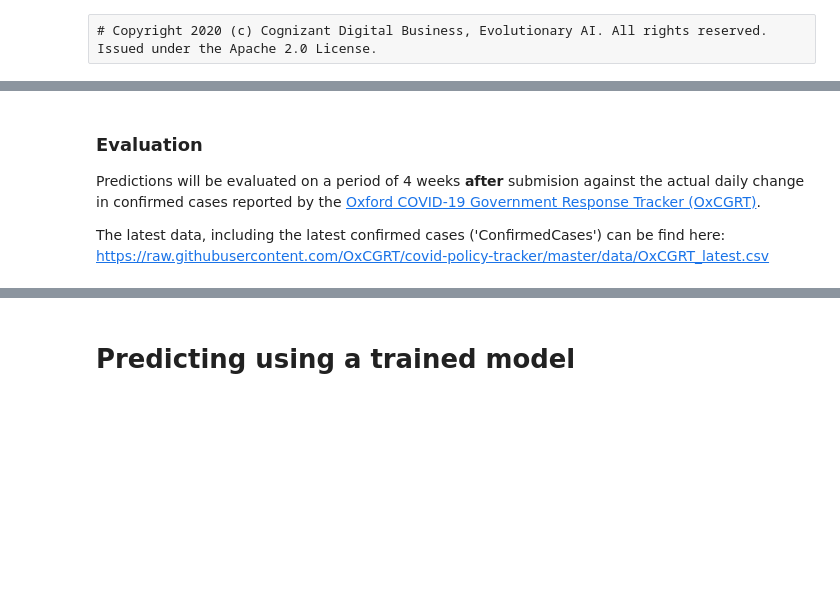
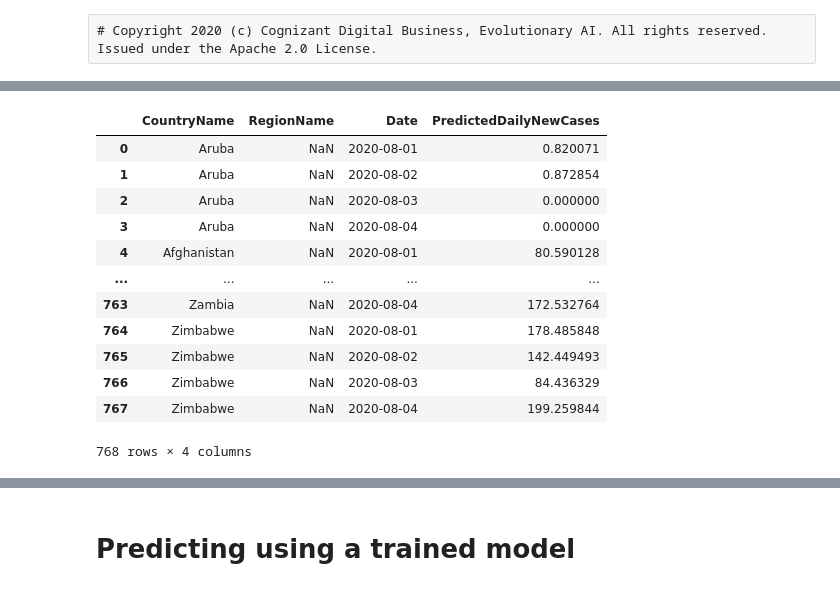
Before and after one commit to cognizant-ai-labs/covid-xprize, a Jupyter notebook: AlphanumericsTeam/predictors/lstm/Example-LSTM-Predictor.ipynb, the cells around one changed output, grey strips where cells are left out. Cells and saved outputs as stored; diff of their text form; code cells hidden in the pictures; blank space fills up the shorter version.

```diff
--- a/AlphanumericsTeam/predictors/lstm/Example-LSTM-Predictor.ipynb
+++ b/AlphanumericsTeam/predictors/lstm/Example-LSTM-Predictor.ipynb
@@ -49,2 +46,19 @@ For each row that was provided in input, i.e. for each country, region and day,
 # %%
-EXAMPLE_OUTPUT_FILE = "../../../../2020-08-01_2020-08-04_predictions_example.csv"
+EXAMPLE_OUTPUT_FILE = os.path.join(REPO_ROOT, "2020-08-01_2020-08-04_predictions_example.csv")
+prediction_output_df = pd.read_csv(EXAMPLE_OUTPUT_FILE,
+                                   parse_dates=['Date'],
+                                   encoding="ISO-8859-1")
+# %% [output]
+|  | CountryName | RegionName | Date | PredictedDailyNewCases |
+| 0 | Aruba | NaN | 2020-08-01 | 0.820071 |
+| 1 | Aruba | NaN | 2020-08-02 | 0.872854 |
+| 2 | Aruba | NaN | 2020-08-03 | 0.000000 |
+| 3 | Aruba | NaN | 2020-08-04 | 0.000000 |
+| 4 | Afghanistan | NaN | 2020-08-01 | 80.590128 |
+| ... | ... | ... | ... | ... |
+| 763 | Zambia | NaN | 2020-08-04 | 172.532764 |
+| 764 | Zimbabwe | NaN | 2020-08-01 | 178.485848 |
+| 765 | Zimbabwe | NaN | 2020-08-02 | 142.449493 |
+| 766 | Zimbabwe | NaN | 2020-08-03 | 84.436329 |
+| 767 | Zimbabwe | NaN | 2020-08-04 | 199.259844 |
+768 rows × 4 columns
@@ -57,8 +65,3 @@ prediction_output_df.head()
-# %% [markdown]
-### Evaluation
-Predictions will be evaluated on a period of 4 weeks **after** submision against the actual daily change in confirmed cases reported by the [Oxford COVID-19 Government Response Tracker (OxCGRT)](https://www.bsg.ox.ac.uk/research/research-projects/coronavirus-government-response-tracker).
-
-The latest data, including the latest confirmed cases ('ConfirmedCases') can be find here: https://raw.githubusercontent.com/OxCGRT/covid-policy-tracker/master/data/OxCGRT_latest.csv
 # %%
 DATA_URL = 'https://raw.githubusercontent.com/OxCGRT/covid-policy-tracker/master/data/OxCGRT_latest.csv'
 df = pd.read_csv(DATA_URL,
```
Also changed, not shown: parts of 22 cells of this notebook, 19 other files.
